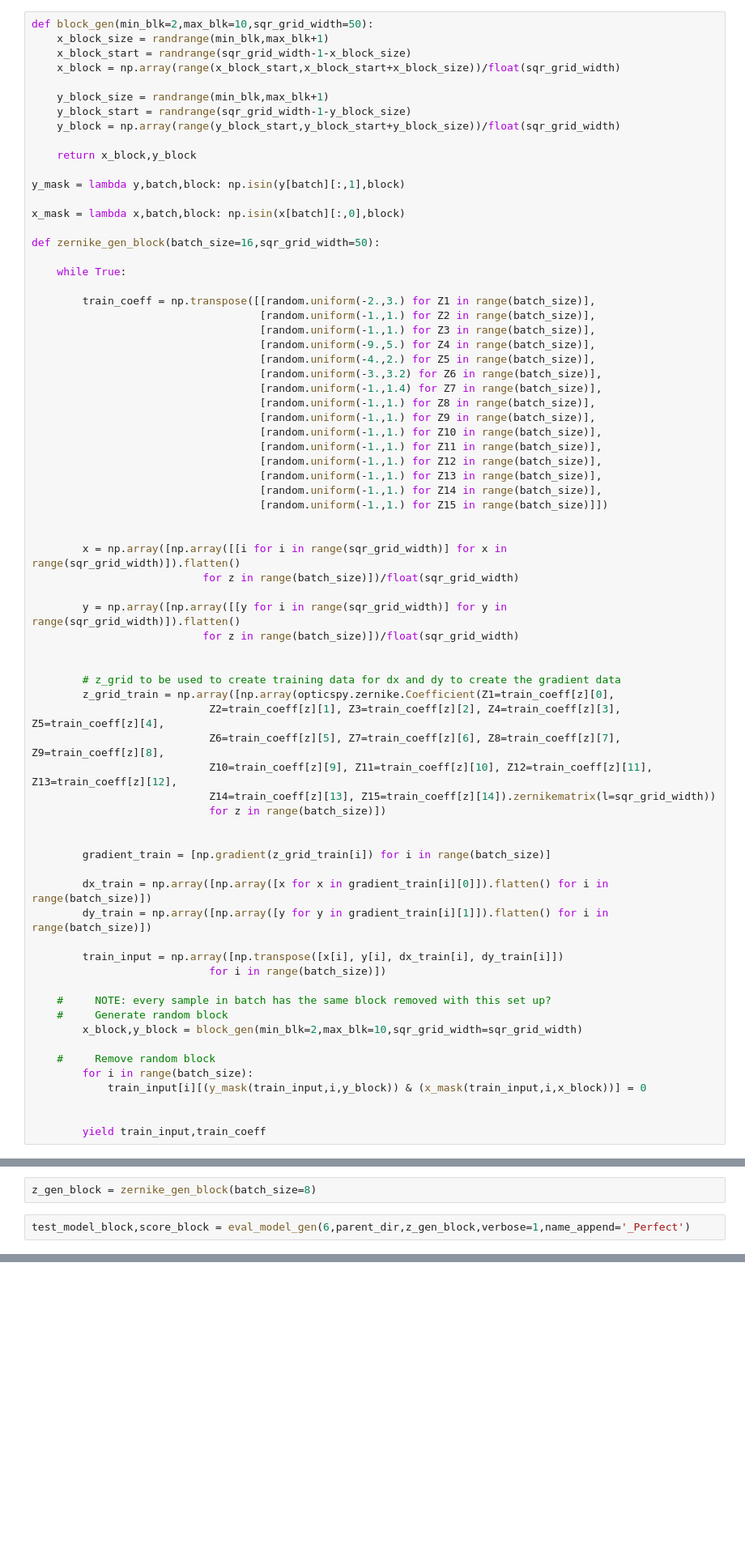
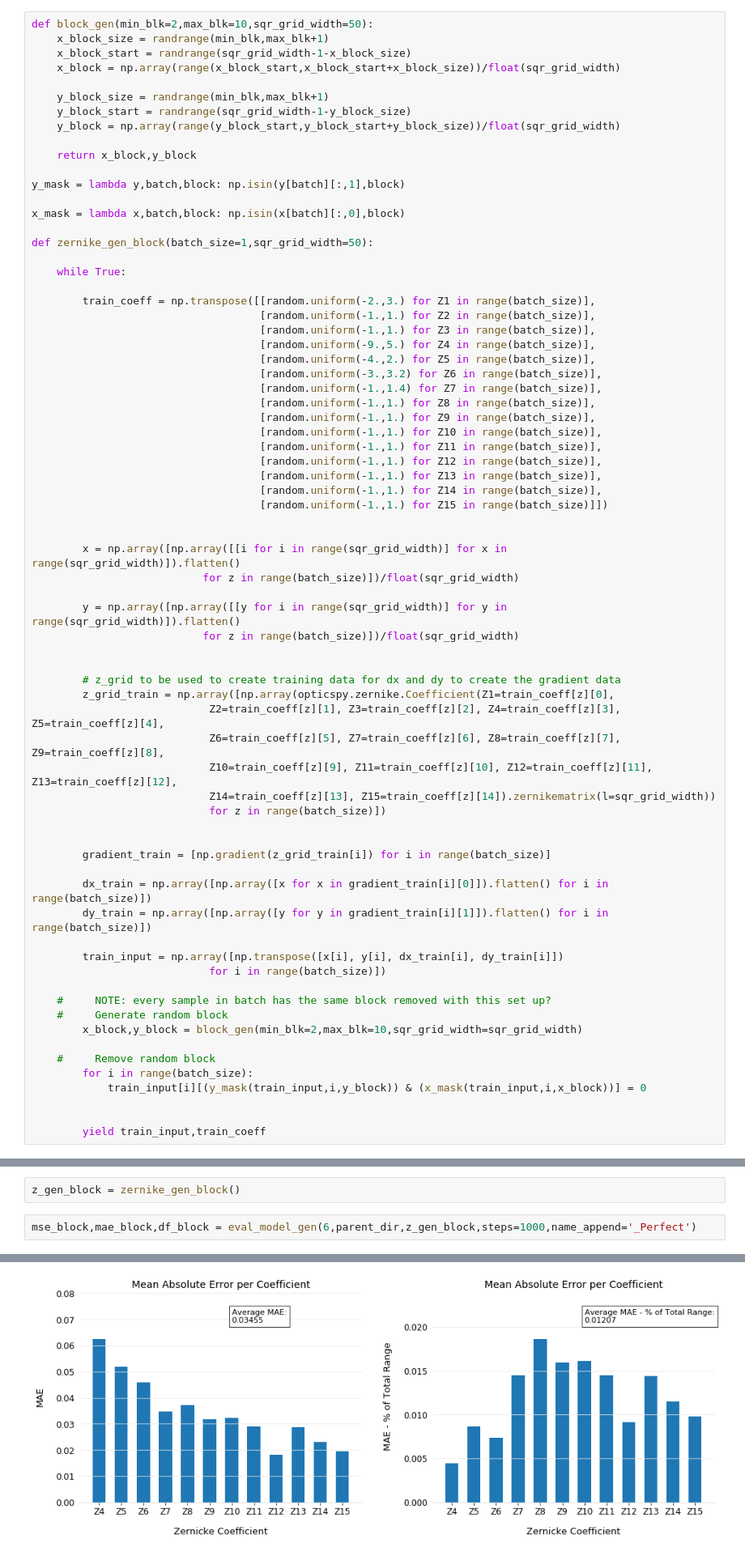
Before and after one commit to aambrose-unh/zernike_coeff_prediction, a Jupyter notebook: Appendix C - Evaluate.ipynb, the cells around one changed output, grey strips where cells are left out. Shown at 81% size. Cells and saved outputs as stored; diff of their text form; blank space fills up the shorter version.

```diff
--- a/Appendix C - Evaluate.ipynb
+++ b/Appendix C - Evaluate.ipynb
@@ -121,7 +122,7 @@ y_mask = lambda y,batch,block: np.isin(y[batch][:,1],block)
 
 x_mask = lambda x,batch,block: np.isin(x[batch][:,0],block)
 
-def zernike_gen_block(batch_size=16,sqr_grid_width=50):
+def zernike_gen_block(batch_size=1,sqr_grid_width=50):
 
     while True:
 
@@ -316,7 +458,7 @@ print(test_model.metrics_names,'\n',score)
 # %% [markdown]
 ### Evaluate Blocked Region Samples
 # %%
-z_gen_block = zernike_gen_block(batch_size=8)
+z_gen_block = zernike_gen_block()
 # %%
-test_model_block,score_block = eval_model_gen(6,parent_dir,z_gen_block,verbose=1,name_append='_Perfect')
+mse_block,mae_block,df_block = eval_model_gen(6,parent_dir,z_gen_block,steps=1000,name_append='_Perfect')
 # %% [output]
@@ -323,0 +465 @@ test_model_block,score_block = eval_model_gen(6,parent_dir,z_gen_block,verbose=1
+[figure, added]
```
Also changed, not shown: parts of 69 cells of this notebook.
